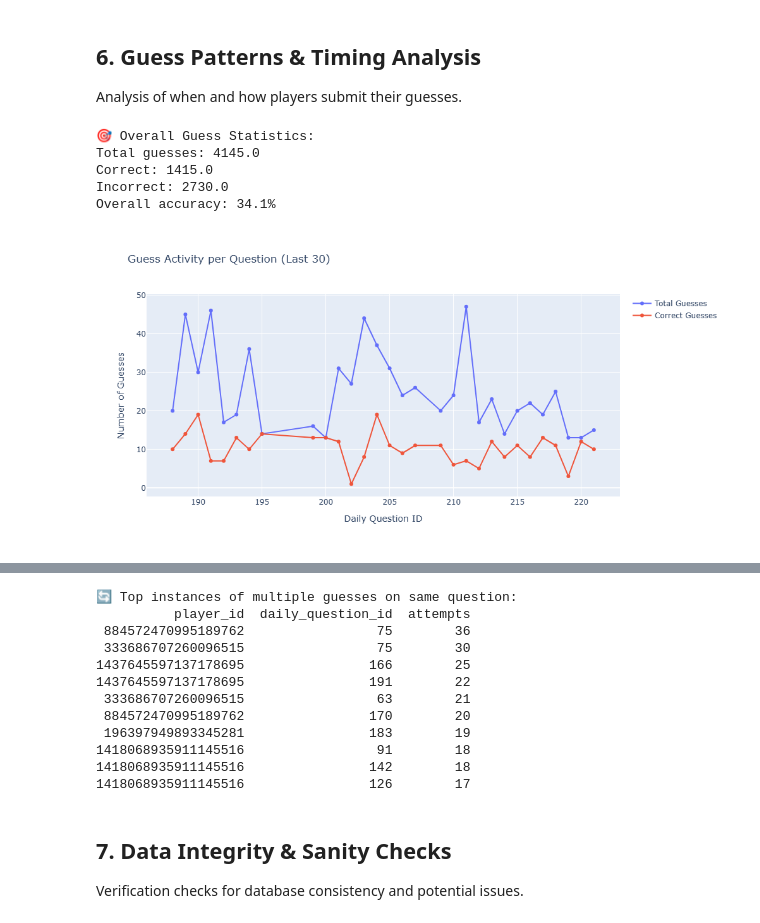
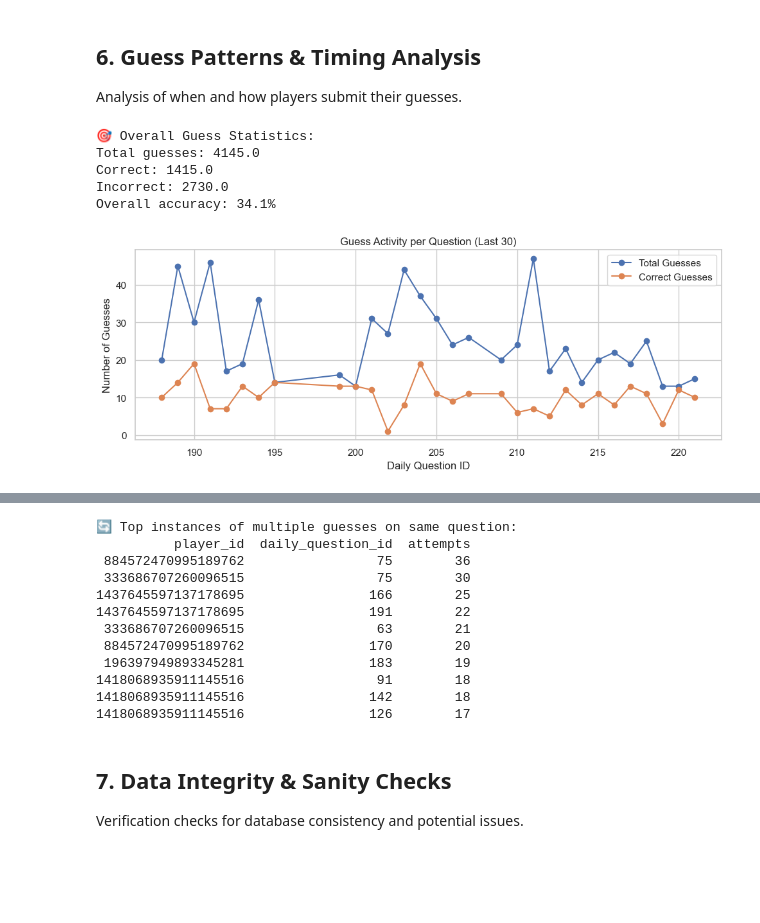
Before and after one commit to blakefren/jbot, a Jupyter notebook: db/dashboard.ipynb, the cells around one changed output, grey strips where cells are left out. Cells and saved outputs as stored; diff of their text form; code cells hidden in the pictures; blank space fills up the shorter version.

```diff
--- a/db/dashboard.ipynb
+++ b/db/dashboard.ipynb
@@ -547,7 +518,7 @@ if "conn" in locals() and conn:
     print(f"Incorrect: {df_stats.iloc[0]['incorrect_guesses']}")
     print(f"Overall accuracy: {df_stats.iloc[0]['overall_accuracy']}%")
 
-    # Guesses per day distribution
+    # Guesses per day (last 30 questions)
     query = """
     SELECT
         daily_question_id,
@@ -560,29 +531,17 @@ if "conn" in locals() and conn:
     """
     df_daily_guesses = pd.read_sql_query(query, conn)
     if not df_daily_guesses.empty:
-        fig = go.Figure()
-        fig.add_trace(
-            go.Scatter(
-                x=df_daily_guesses["daily_question_id"],
-                y=df_daily_guesses["guess_count"],
-                name="Total Guesses",
-                mode="lines+markers",
-            )
-        )
-        fig.add_trace(
-            go.Scatter(
-                x=df_daily_guesses["daily_question_id"],
-                y=df_daily_guesses["correct_count"],
-                name="Correct Guesses",
-                mode="lines+markers",
-            )
-        )
-        fig.update_layout(
-            title="Guess Activity per Question (Last 30)",
-            xaxis_title="Daily Question ID",
-            yaxis_title="Number of Guesses",
-        )
-        show_fig(fig)
+        fig, ax = plt.subplots(figsize=(10, 4))
+        ax.plot(df_daily_guesses["daily_question_id"], df_daily_guesses["guess_count"],
+                marker="o", label="Total Guesses")
+        ax.plot(df_daily_guesses["daily_question_id"], df_daily_guesses["correct_count"],
+                marker="o", label="Correct Guesses")
+        ax.set_title("Guess Activity per Question (Last 30)")
+        ax.set_xlabel("Daily Question ID")
+        ax.set_ylabel("Number of Guesses")
+        ax.legend()
+        plt.tight_layout()
+        plt.show()
 
     # Guess timing analysis (hour of day) - converted to Pacific time (handles DST)
     query = """
@@ -609,58 +568,46 @@ if "conn" in locals() and conn:
             )
             .reset_index()
         )
         df_hourly["accuracy"] = (
             df_hourly["correct_count"] / df_hourly["guess_count"] * 100
         ).round(1)
 
-        fig = go.Figure()
-        fig.add_trace(
-            go.Bar(
-                x=df_hourly["hour"],
-                y=df_hourly["guess_count"],
-                name="Guess Count",
-                yaxis="y",
-            )
-        )
-        fig.add_trace(
-            go.Scatter(
-                x=df_hourly["hour"],
-                y=df_hourly["accuracy"],
-                name="Accuracy %",
-                yaxis="y2",
-                mode="lines+markers",
-                line=dict(color="red"),
-            )
-        )
-        fig.update_layout(
-            title="Guess Activity by Hour of Day (Pacific Time)",
-            xaxis_title="Hour (Pacific Time, 24-hour format)",
-            yaxis=dict(title="Guess Count"),
-            yaxis2=dict(title="Accuracy %", overlaying="y", side="right"),
-            hovermode="x unified",
-        )
-        show_fig(fig)
+        fig, ax1 = plt.subplots(figsize=(10, 4))
+        ax1.bar(df_hourly["hour"], df_hourly["guess_count"],
+                color="steelblue", label="Guess Count")
+        ax1.set_xlabel("Hour (Pacific Time, 24-hour format)")
+        ax1.set_ylabel("Guess Count")
+        ax2 = ax1.twinx()
+        ax2.plot(df_hourly["hour"], df_hourly["accuracy"],
+                 color="red", marker="o", label="Accuracy %")
+        ax2.set_ylabel("Accuracy %")
+        lines1, labels1 = ax1.get_legend_handles_labels()
+        lines2, labels2 = ax2.get_legend_handles_labels()
+        ax1.legend(lines1 + lines2, labels1 + labels2, loc="upper left")
+        ax1.set_title("Guess Activity by Hour of Day (Pacific Time)")
+        plt.tight_layout()
+        plt.show()
 
     # Multiple guess analysis
     query = """
     SELECT
         player_id,
         daily_question_id,
         COUNT(*) as attempts
     FROM guesses
     GROUP BY player_id, daily_question_id
     HAVING COUNT(*) > 1
     ORDER BY attempts DESC
     LIMIT 10;
     """
     df_multi = pd.read_sql_query(query, conn)
     if not df_multi.empty:
         print("\n🔄 Top instances of multiple guesses on same question:")
         print(df_multi.to_string(index=False))
 # %% [output]
 🎯 Overall Guess Statistics:
 Total guesses: 4145.0
 Correct: 1415.0
 Incorrect: 2730.0
 Overall accuracy: 34.1%
-[figure, old version]
+[figure, new version]
```
Also changed, not shown: parts of 7 cells of this notebook.
